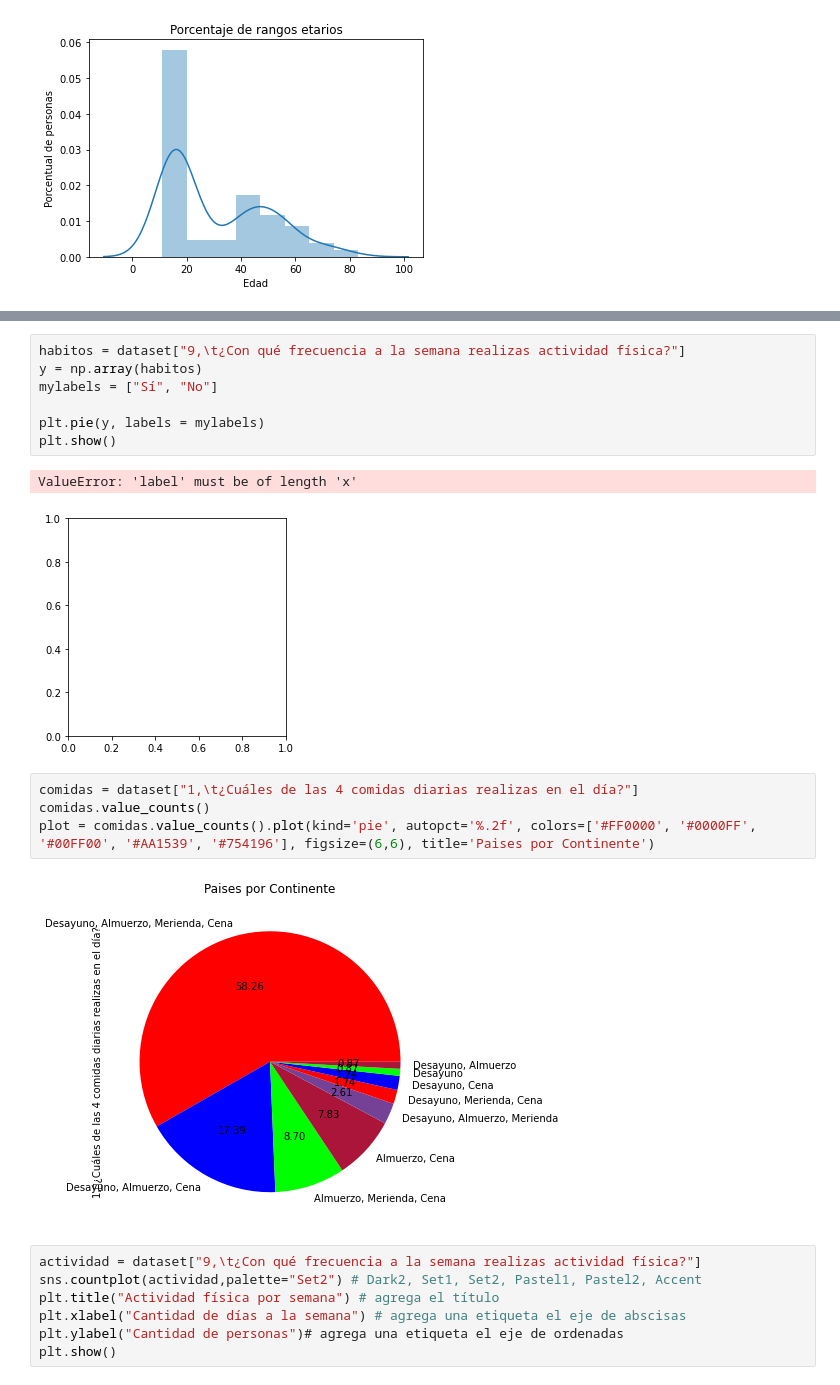
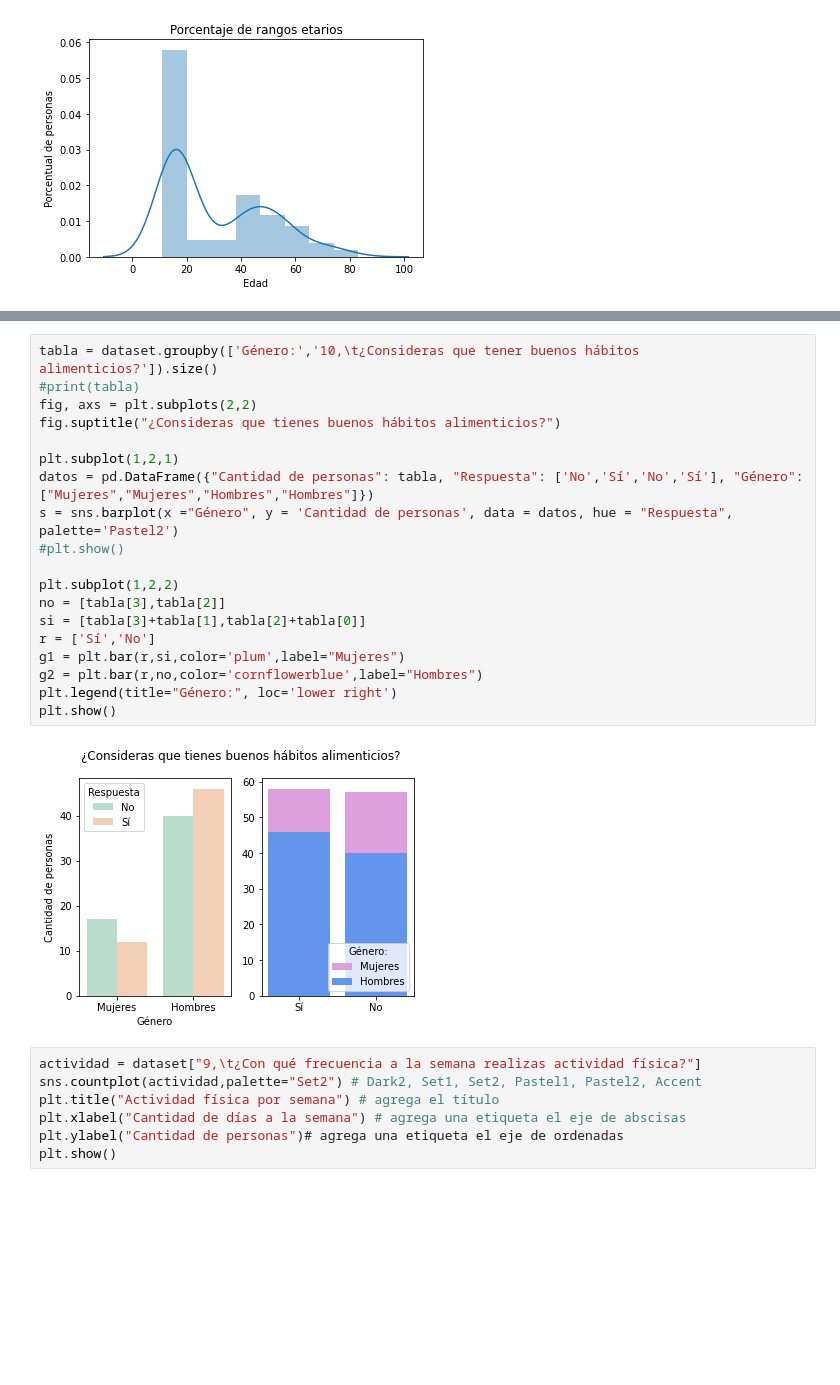
Before and after one commit to bellhipi/Probabilidad-Python-Nutrici-n, a Jupyter notebook: Jupyter notebook/Trabajo.ipynb, the cells around one changed output, grey strips where cells are left out. Drawn from its saved outputs; the diff is of its cells as text; blank space fills up the shorter version.

```diff
--- a/Jupyter notebook/Trabajo.ipynb
+++ b/Jupyter notebook/Trabajo.ipynb
@@ -115,19 +157,24 @@ ValueError: 'explode' must be of length 'x'
-# %%
-habitos = dataset["9,\t¿Con qué frecuencia a la semana realizas actividad física?"]
-y = np.array(habitos)
-mylabels = ["Sí", "No"]
-
-plt.pie(y, labels = mylabels)
-plt.show()
-# %% [output]
-ValueError: 'label' must be of length 'x'
-[figure, removed]
-# %%
-comidas = dataset["1,\t¿Cuáles de las 4 comidas diarias realizas en el día?"]
-comidas.value_counts()
-plot = comidas.value_counts().plot(kind='pie', autopct='%.2f', colors=['#FF0000', '#0000FF', '#00FF00', '#AA1539', '#754196'], figsize=(6,6), title='Paises por Continente')
-# %% [output]
-[figure, removed]
+# %%
+tabla = dataset.groupby(['Género:','10,\t¿Consideras que tener buenos hábitos alimenticios?']).size()
+#print(tabla)
+fig, axs = plt.subplots(2,2)
+fig.suptitle("¿Consideras que tienes buenos hábitos alimenticios?")
+
+plt.subplot(1,2,1)
+datos = pd.DataFrame({"Cantidad de personas": tabla, "Respuesta": ['No','Sí','No','Sí'], "Género": ["Mujeres","Mujeres","Hombres","Hombres"]})
+s = sns.barplot(x ="Género", y = 'Cantidad de personas', data = datos, hue = "Respuesta", palette='Pastel2')
+#plt.show()
+
+plt.subplot(1,2,2)
+no = [tabla[3],tabla[2]]
+si = [tabla[3]+tabla[1],tabla[2]+tabla[0]]
+r = ['Sí','No']
+g1 = plt.bar(r,si,color='plum',label="Mujeres")
+g2 = plt.bar(r,no,color='cornflowerblue',label="Hombres")
+plt.legend(title="Género:", loc='lower right')
+plt.show()
+# %% [output]
+[figure, added]
 # %%
 actividad = dataset["9,\t¿Con qué frecuencia a la semana realizas actividad física?"]
 sns.countplot(actividad,palette="Set2") # Dark2, Set1, Set2, Pastel1, Pastel2, Accent
```
Also changed, not shown: parts of 15 cells of this notebook.
